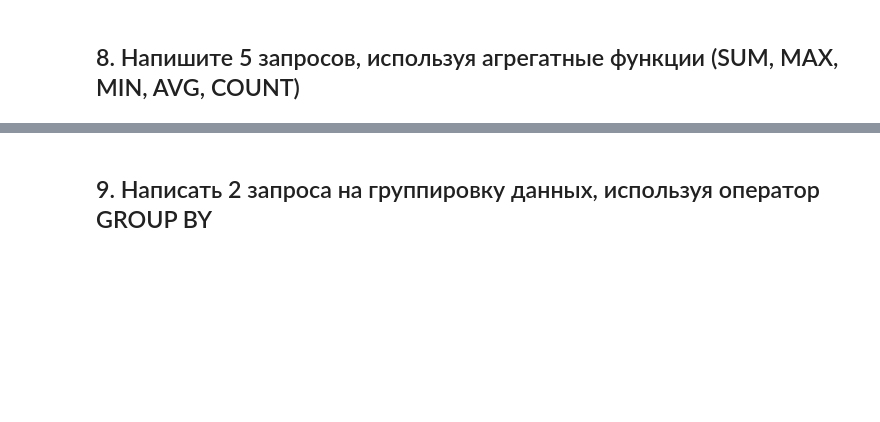
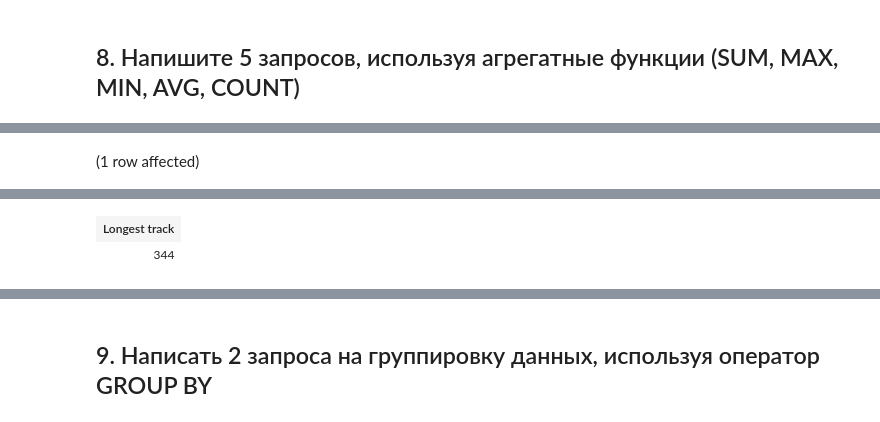
Before and after one commit to petrik33/BSU-Data-Engineering, a Jupyter notebook: 12. Roundup/notebook.ipynb, the cells around one changed output, grey strips where cells are left out. Saved outputs shown, nothing was run; the diff lists cells and outputs as text; code cells hidden in the pictures; blank space fills up the shorter version.

```diff
--- a/12. Roundup/notebook.ipynb
+++ b/12. Roundup/notebook.ipynb
@@ -397,2 +447,4 @@ SELECT SUM(length) as [Total length] from tracks
 # %%
-SELECT name, MAX(length) as [Longest track] from tracks
+SELECT MAX(length) as [Longest track] from tracks
+# %% [output]
+(1 row affected)
@@ -399 +452,3 @@ SELECT name, MAX(length) as [Longest track] from tracks
+| Longest track |
+| 344 |
 # %%
```
Also changed, not shown: parts of 67 cells of this notebook.
